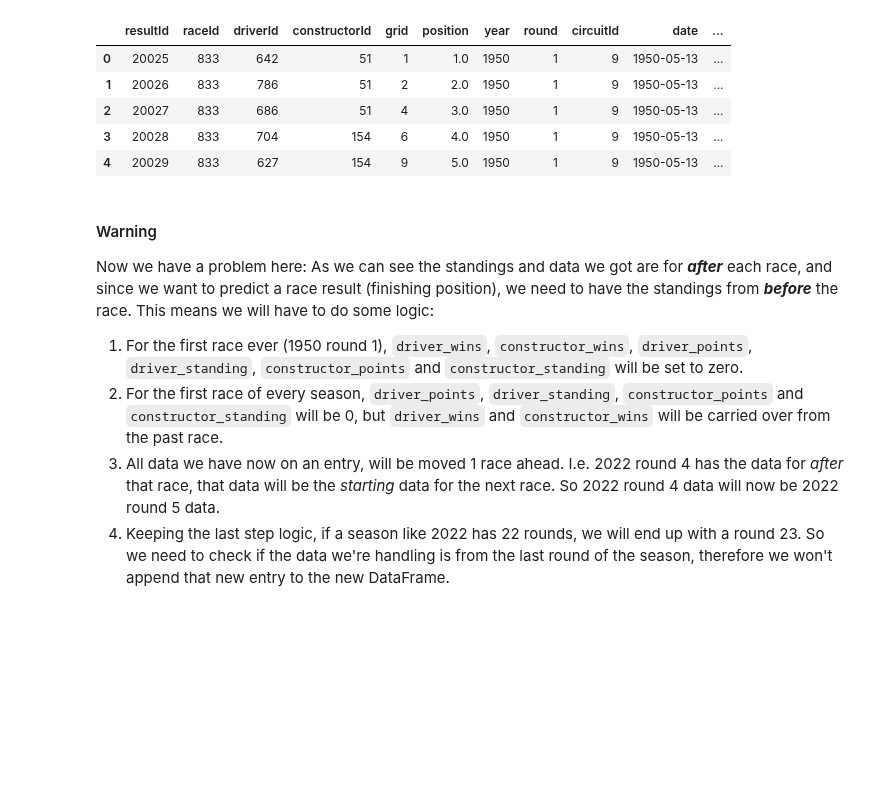
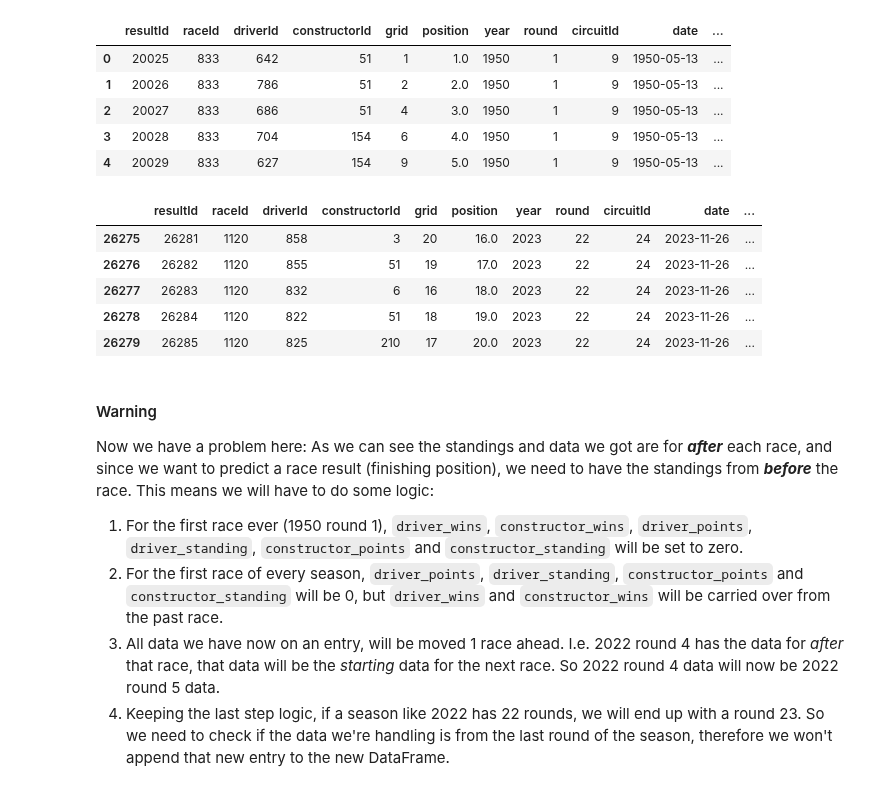
Before and after one commit to JuaniSimieli/F1-Predictions, a Jupyter notebook: Data-collection/Data_Collection.ipynb, the cells around one changed output. Cells and saved outputs as stored; diff of their text form; code cells hidden in the pictures; blank space fills up the shorter version.

```diff
--- a/Data-collection/Data_Collection.ipynb
+++ b/Data-collection/Data_Collection.ipynb
@@ -172,6 +190,16 @@ results_df.head()
 | 2 | 20027 | 833 | 686 | 51 | 4 | 3.0 | 1950 | 1 | 9 | 1950-05-13 | ... |
 | 3 | 20028 | 833 | 704 | 154 | 6 | 4.0 | 1950 | 1 | 9 | 1950-05-13 | ... |
 | 4 | 20029 | 833 | 627 | 154 | 9 | 5.0 | 1950 | 1 | 9 | 1950-05-13 | ... |
+# %%
+df2023 = results_df[(results_df['year'] == 2023)].copy()
+df2023.tail()
+# %% [output]
+|  | resultId | raceId | driverId | constructorId | grid | position | year | round | circuitId | date | ... |
+| 26275 | 26281 | 1120 | 858 | 3 | 20 | 16.0 | 2023 | 22 | 24 | 2023-11-26 | ... |
+| 26276 | 26282 | 1120 | 855 | 51 | 19 | 17.0 | 2023 | 22 | 24 | 2023-11-26 | ... |
+| 26277 | 26283 | 1120 | 832 | 6 | 16 | 18.0 | 2023 | 22 | 24 | 2023-11-26 | ... |
+| 26278 | 26284 | 1120 | 822 | 51 | 18 | 19.0 | 2023 | 22 | 24 | 2023-11-26 | ... |
+| 26279 | 26285 | 1120 | 825 | 210 | 17 | 20.0 | 2023 | 22 | 24 | 2023-11-26 | ... |
 # %% [markdown]
 #### Warning
 
```
Also changed, not shown: parts of 8 cells of this notebook, 3 other files.
